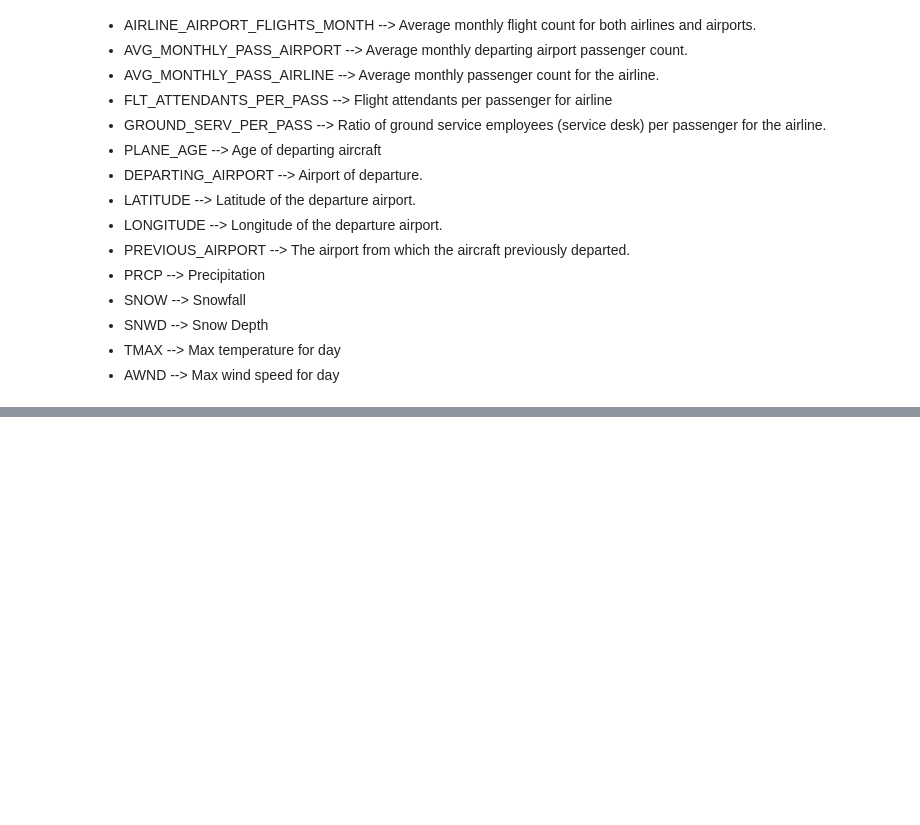
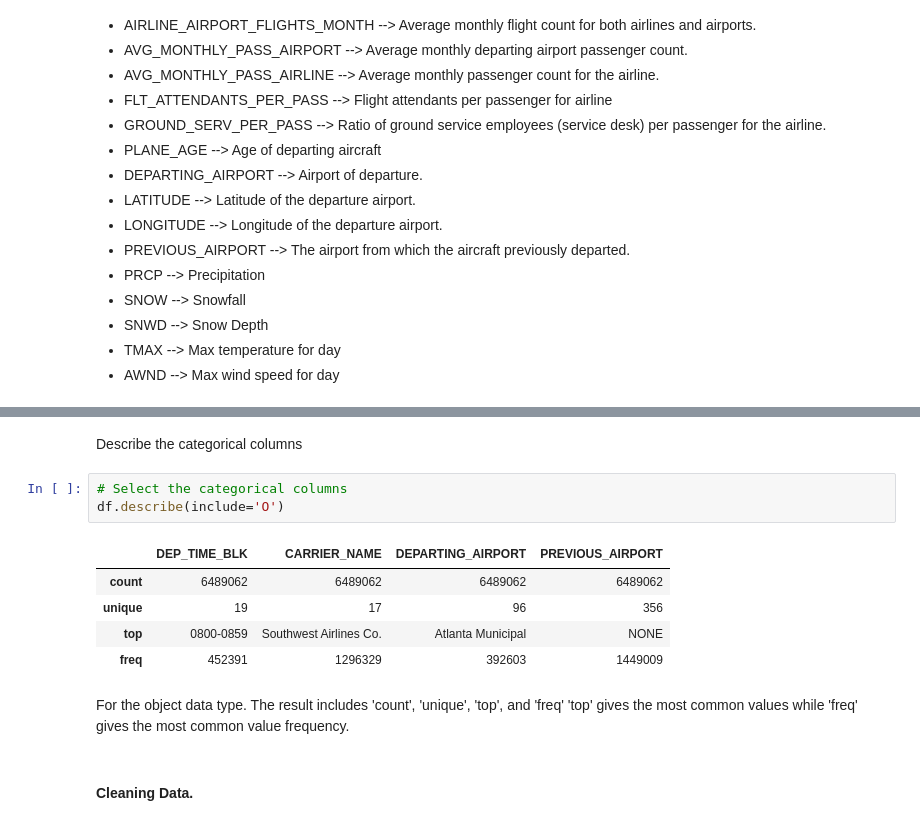
Before and after one commit to RehamTousoun/DataAnalytics_Capstone, a Jupyter notebook: flightDelay.ipynb, the cells around one changed output, grey strips where cells are left out. Drawn from its saved outputs; the diff is of its cells as text; blank space fills up the shorter version.

```diff
--- a/flightDelay.ipynb
+++ b/flightDelay.ipynb
@@ -155,0 +231,16 @@ Index(['MONTH', 'DAY_OF_WEEK', 'DEP_DEL15', 'DEP_TIME_BLK', 'DISTANCE_GROUP',
+# %% [markdown]
+Describe the categorical columns
+# %%
+# Select the categorical columns
+df.describe(include='O')
+# %% [output]
+|  | DEP_TIME_BLK | CARRIER_NAME | DEPARTING_AIRPORT | PREVIOUS_AIRPORT |
+| count | 6489062 | 6489062 | 6489062 | 6489062 |
+| unique | 19 | 17 | 96 | 356 |
+| top | 0800-0859 | Southwest Airlines Co. | Atlanta Municipal | NONE |
+| freq | 452391 | 1296329 | 392603 | 1449009 |
+# %% [markdown]
+For the object data type. The result includes 'count', 'unique', 'top', and 'freq'
+'top' gives the most common values while 'freq' gives the most common value frequency.
+# %% [markdown]
+#### Cleaning Data.
```
Also changed, not shown: parts of 10 cells of this notebook.
